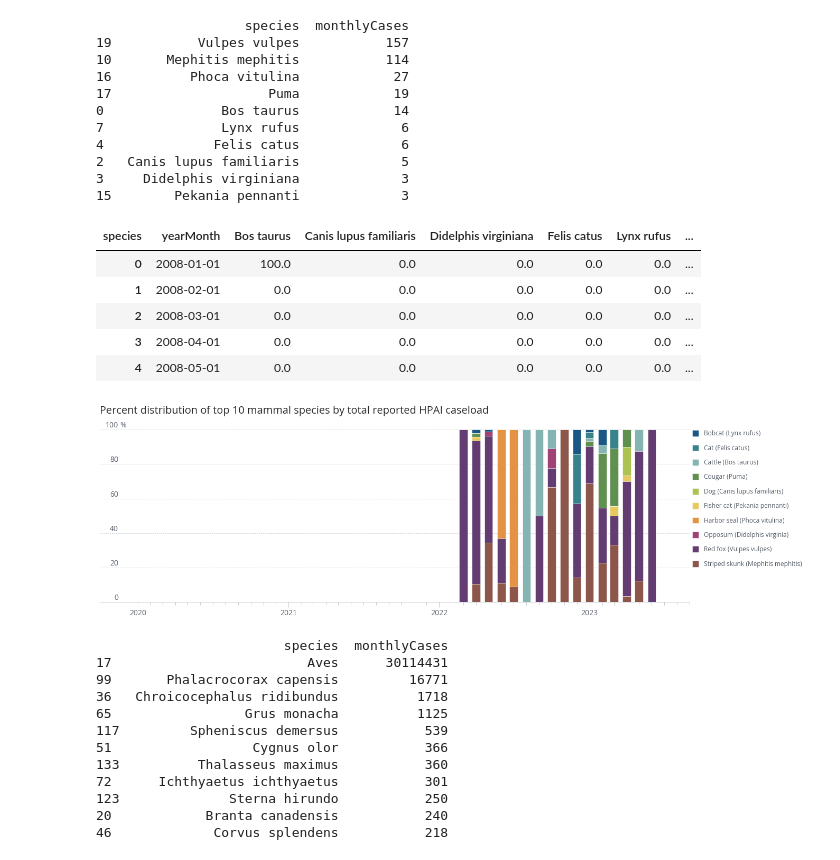
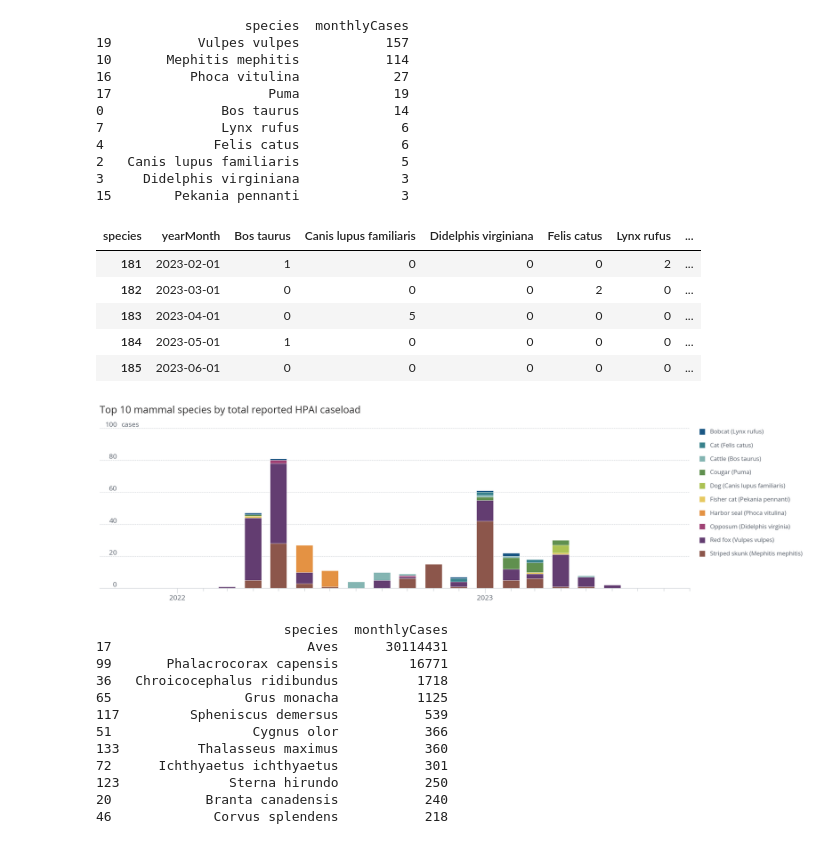
Before and after one commit to cghss-data-lab/uga-pipp, a Jupyter notebook: query_figures/query_figures_080123.ipynb, the cells around one changed output. Drawn from its saved outputs; the diff is of its cells as text; code cells hidden in the pictures.

```diff
--- a/query_figures/query_figures_080123.ipynb
+++ b/query_figures/query_figures_080123.ipynb
@@ -33,6 +33,3 @@ import time
 import string
 import warnings
 warnings.filterwarnings('ignore')
-# %%
-colors = ['#1A5784', '#38828C', '#84B5B2', '#60904F', '#ACC253', '#E7C960', '#E49243', '#D75F58', '#A04275', '#633D71', '#8c564b', '#c7c7c7']
-sns.palplot(sns.color_palette(colors))
@@ -202,18 +197,18 @@ pivot_df = pivot_df.asfreq('MS',fill_value=0).reset_index()
 # %%
 pivot_df['total'] = pivot_df[species_list].sum(axis=1)
 
-for column in species_list:
-    pivot_df[column] = (pivot_df[column] / pivot_df['total']) * 100
-    pivot_df[column] = pivot_df[column].fillna(0)  # Fill NaN with 0
+# for column in species_list:
+#     pivot_df[column] = (pivot_df[column] / pivot_df['total']) * 100
+#     pivot_df[column] = pivot_df[column].fillna(0)  # Fill NaN with 0
 # %%
-pivot_df.head()
+pivot_df.tail()
 # %% [output]
 | species | yearMonth | Bos taurus | Canis lupus familiaris | Didelphis virginiana | Felis catus | Lynx rufus | ... |
-| 0 | 2008-01-01 | 100.0 | 0.0 | 0.0 | 0.0 | 0.0 | ... |
-| 1 | 2008-02-01 | 0.0 | 0.0 | 0.0 | 0.0 | 0.0 | ... |
-| 2 | 2008-03-01 | 0.0 | 0.0 | 0.0 | 0.0 | 0.0 | ... |
-| 3 | 2008-04-01 | 0.0 | 0.0 | 0.0 | 0.0 | 0.0 | ... |
-| 4 | 2008-05-01 | 0.0 | 0.0 | 0.0 | 0.0 | 0.0 | ... |
+| 181 | 2023-02-01 | 1 | 0 | 0 | 0 | 2 | ... |
+| 182 | 2023-03-01 | 0 | 0 | 0 | 2 | 0 | ... |
+| 183 | 2023-04-01 | 0 | 5 | 0 | 0 | 0 | ... |
+| 184 | 2023-05-01 | 1 | 0 | 0 | 0 | 0 | ... |
+| 185 | 2023-06-01 | 0 | 0 | 0 | 0 | 0 | ... |
 # %%
 # Format figure
 fig, ax = plt.subplots(figsize=(figure_size))
@@ -257,7 +252,7 @@ plt.bar(x, y10, bottom=0, linewidth=0.5, width=20, align="center", color=colors[
 ax.xaxis_date()
 
 # Define x-axis range
-left = dt.date(2019, 10, 1)
+left = dt.date(2021, 10, 1)
 right = dt.date(2023, 9, 1)
 
 # Changes x-axis range
@@ -280,44 +275,44 @@ ax.xaxis.set_major_formatter(maj_fmt)
 ax.xaxis.set_tick_params(which='minor', labelbottom=False)
 
 # Set title
-title = "Percent distribution of top 10 mammal species by total reported HPAI caseload"
+title = "Top 10 mammal species by total reported HPAI caseload"
 plt.title(title, fontdict=titlefont, loc='left')
 
 # Set x-axis label
 plt.xlabel("")
 
 # Extend x-axis without showing labels
 for label in ax.xaxis.get_ticklabels()[:1]:
     label.set_visible(False)
 
 for x in ax.xaxis.get_major_ticks()[:1]:
     x.set_visible(False)
 
 for x in ax.xaxis.get_minor_ticks()[:3]:
     x.set_visible(False)
 
 # Format y-axis label
-plt.ylabel("%", rotation=0,loc='top',labelpad=-50,color=chart[1])
+plt.ylabel("cases", rotation=0,loc='top',labelpad=-80,color=chart[1])
 for tick in ax.get_yticklabels():
     tick.set_verticalalignment("bottom")
 
 # after plotting the data, format the labels
 current_values = plt.gca().get_yticks()
 plt.gca().set_yticklabels(['{:,.0f}'.format(x) for x in current_values])
 
 
 # Get the legend and modify the handles
 handles, labels = ax.get_legend_handles_labels()
 leg = ax.legend(handles=handles, labels=labels, bbox_to_anchor=(1.20,1.03),labelcolor=chart[1],labelspacing=1.2)
 
 
 plt.tight_layout()
-plt.show()
-# plt.savefig('figures/hpai_mammal_percent_2020.png', dpi=1200, facecolor='w',
-#             edgecolor='w',
-#             orientation='portrait',bbox_inches='tight')
+# plt.show()
+plt.savefig('figures/hpai_mammal_10_2022.png', dpi=1200, facecolor='w',
+            edgecolor='w',
+            orientation='portrait',bbox_inches='tight')
 # %% [output]
-[figure, old version]
+[figure, new version]
 # %%
 
 # Filter the DataFrame to only include rows where class is "mammalia"
```
Also changed, not shown: parts of 21 cells of this notebook, 2 other files.
